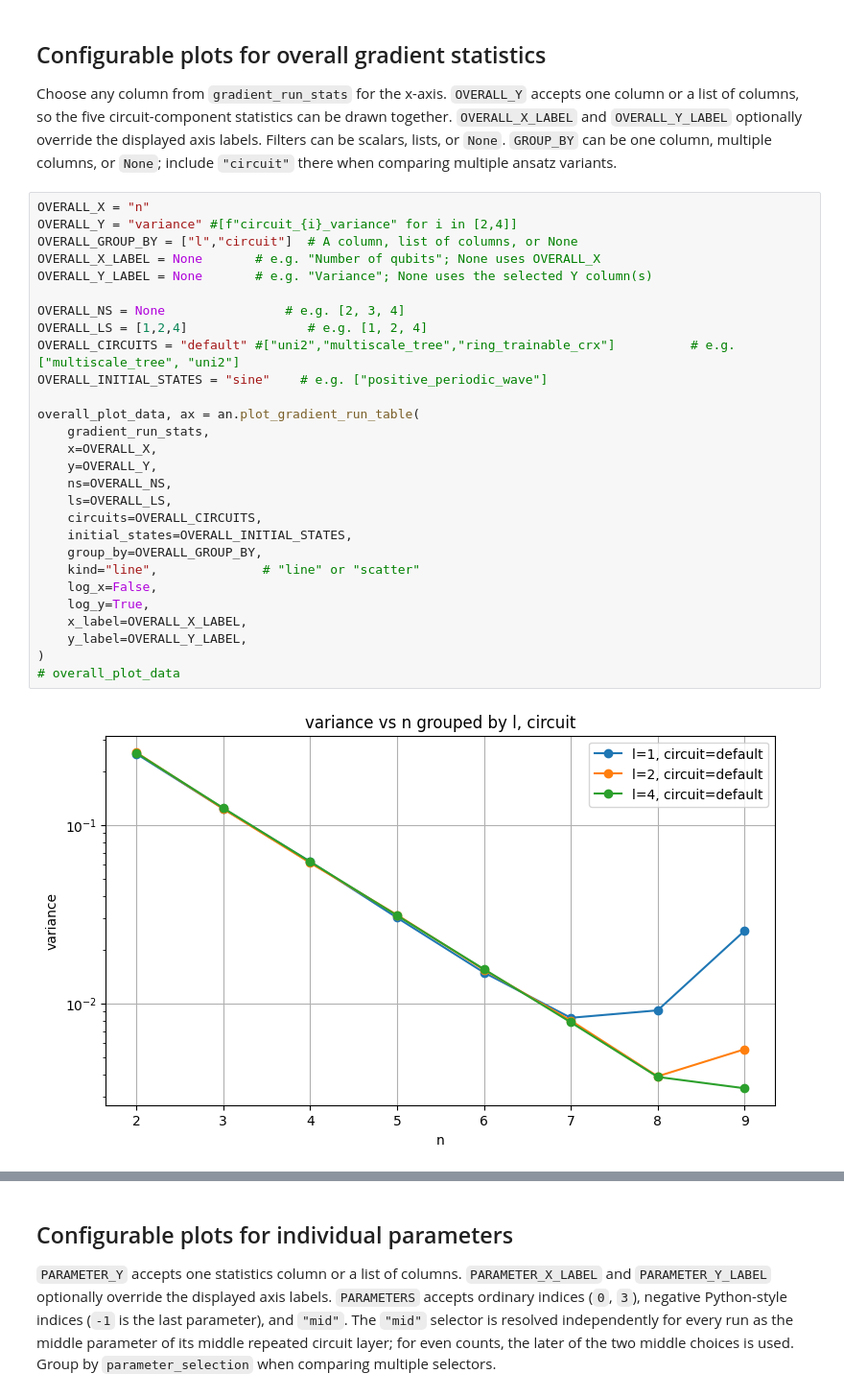
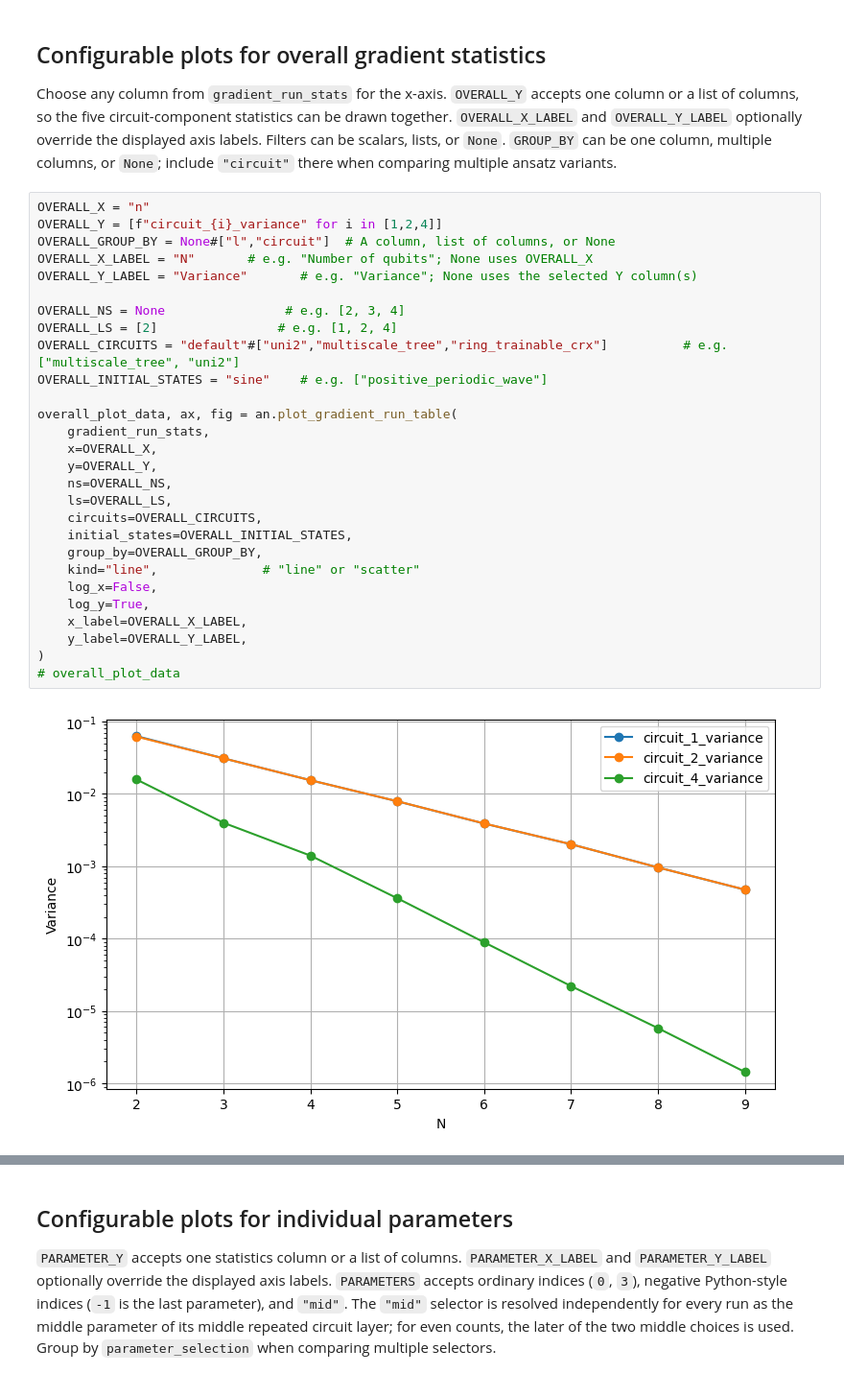
Before and after one commit to Joel-Kunk/VQCFD_quimb, a Jupyter notebook: analysis_variance.ipynb, the cells around one changed output, grey strips where cells are left out. Shown at 96% size. Cells and saved outputs as stored; diff of their text form.

```diff
--- a/analysis_variance.ipynb
+++ b/analysis_variance.ipynb
@@ -167,31 +167,31 @@ gradient_parameter_stats
 Choose any column from `gradient_run_stats` for the x-axis. `OVERALL_Y` accepts one column or a list of columns, so the five circuit-component statistics can be drawn together. `OVERALL_X_LABEL` and `OVERALL_Y_LABEL` optionally override the displayed axis labels. Filters can be scalars, lists, or `None`. `GROUP_BY` can be one column, multiple columns, or `None`; include `"circuit"` there when comparing multiple ansatz variants.
 # %%
 OVERALL_X = "n"
-OVERALL_Y = "variance" #[f"circuit_{i}_variance" for i in [2,4]]
-OVERALL_GROUP_BY = ["l","circuit"]  # A column, list of columns, or None
-OVERALL_X_LABEL = None       # e.g. "Number of qubits"; None uses OVERALL_X
-OVERALL_Y_LABEL = None       # e.g. "Variance"; None uses the selected Y column(s)
+OVERALL_Y = [f"circuit_{i}_variance" for i in [1,2,4]]
+OVERALL_GROUP_BY = None#["l","circuit"]  # A column, list of columns, or None
+OVERALL_X_LABEL = "N"       # e.g. "Number of qubits"; None uses OVERALL_X
+OVERALL_Y_LABEL = "Variance"       # e.g. "Variance"; None uses the selected Y column(s)
 
 OVERALL_NS = None                # e.g. [2, 3, 4]
-OVERALL_LS = [1,2,4]                # e.g. [1, 2, 4]
-OVERALL_CIRCUITS = "default" #["uni2","multiscale_tree","ring_trainable_crx"]          # e.g. ["multiscale_tree", "uni2"]
+OVERALL_LS = [2]                # e.g. [1, 2, 4]
+OVERALL_CIRCUITS = "default"#["uni2","multiscale_tree","ring_trainable_crx"]          # e.g. ["multiscale_tree", "uni2"]
 OVERALL_INITIAL_STATES = "sine"    # e.g. ["positive_periodic_wave"]
 
-overall_plot_data, ax = an.plot_gradient_run_table(
+overall_plot_data, ax, fig = an.plot_gradient_run_table(
     gradient_run_stats,
     x=OVERALL_X,
     y=OVERALL_Y,
     ns=OVERALL_NS,
     ls=OVERALL_LS,
     circuits=OVERALL_CIRCUITS,
     initial_states=OVERALL_INITIAL_STATES,
     group_by=OVERALL_GROUP_BY,
     kind="line",              # "line" or "scatter"
     log_x=False,
     log_y=True,
     x_label=OVERALL_X_LABEL,
     y_label=OVERALL_Y_LABEL,
 )
 # overall_plot_data
 # %% [output]
-[figure, old version]
+[figure, new version]
```
Also changed, not shown: parts of 3 cells of this notebook, 2 other files.
